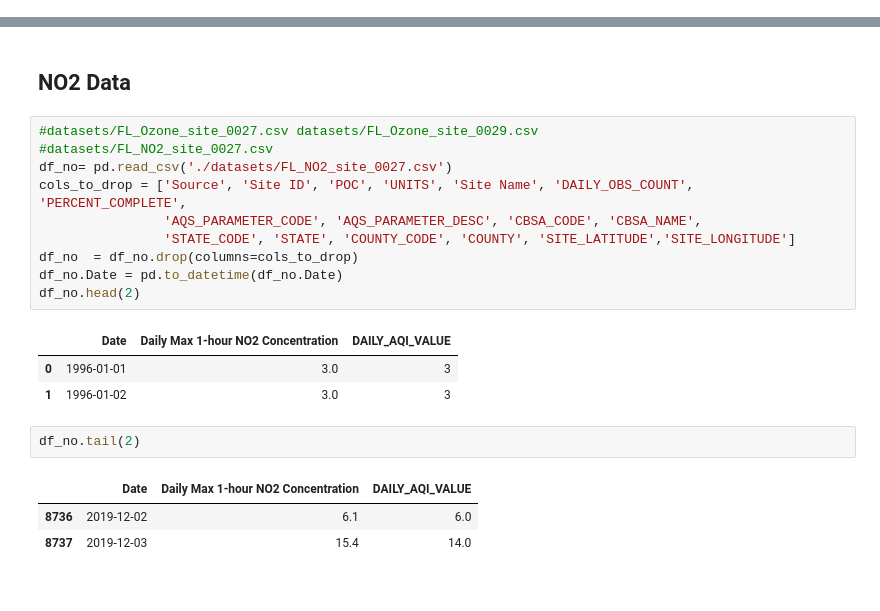
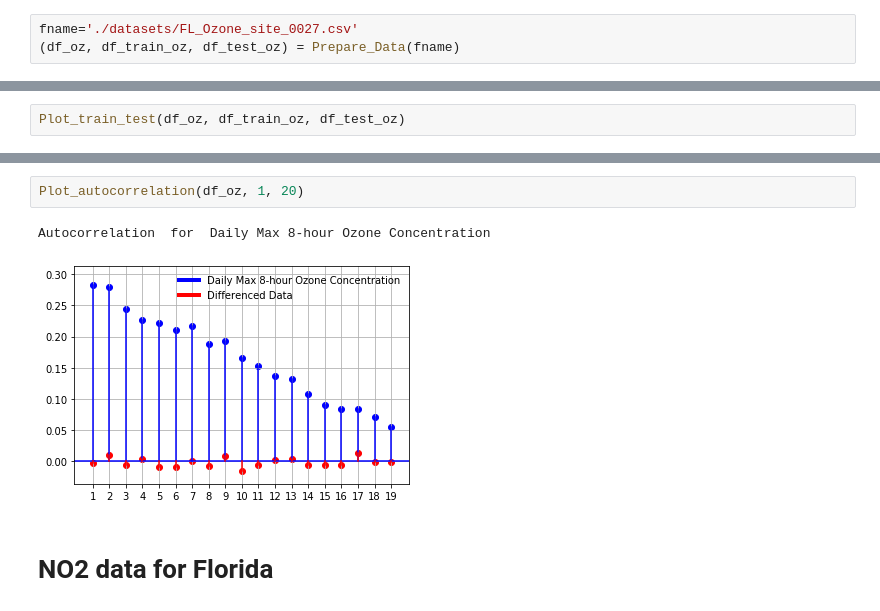
Before and after one commit to yilmazduygu/gretta-grettas, a Jupyter notebook: FL_data.ipynb, the cells around one changed output, grey strips where cells are left out. Cells and saved outputs as stored; diff of their text form.

```diff
--- a/FL_data.ipynb
+++ b/FL_data.ipynb
@@ -124,0 +21,3 @@ for i, n_period in enumerate([1, 2, 3, 4]):
+# %%
+fname='./datasets/FL_Ozone_site_0027.csv'
+(df_oz, df_train_oz, df_test_oz) = Prepare_Data(fname)
@@ -124,0 +28,2 @@ for i, n_period in enumerate([1, 2, 3, 4]):
+# %%
+Plot_train_test(df_oz, df_train_oz, df_test_oz)
@@ -125,22 +46,7 @@ for i, n_period in enumerate([1, 2, 3, 4]):
+# %%
+Plot_autocorrelation(df_oz, 1, 20)
+# %% [output]
+Autocorrelation  for  Daily Max 8-hour Ozone Concentration
+[figure, added]
 # %% [markdown]
-## NO2 Data
+# NO2 data for Florida
-# %%
-#datasets/FL_Ozone_site_0027.csv datasets/FL_Ozone_site_0029.csv
-#datasets/FL_NO2_site_0027.csv
-df_no= pd.read_csv('./datasets/FL_NO2_site_0027.csv')
-cols_to_drop = ['Source', 'Site ID', 'POC', 'UNITS', 'Site Name', 'DAILY_OBS_COUNT', 'PERCENT_COMPLETE',
-                'AQS_PARAMETER_CODE', 'AQS_PARAMETER_DESC', 'CBSA_CODE', 'CBSA_NAME',
-                'STATE_CODE', 'STATE', 'COUNTY_CODE', 'COUNTY', 'SITE_LATITUDE','SITE_LONGITUDE']
-df_no  = df_no.drop(columns=cols_to_drop)
-df_no.Date = pd.to_datetime(df_no.Date)
-df_no.head(2)
-# %% [output]
-|  | Date | Daily Max 1-hour NO2 Concentration | DAILY_AQI_VALUE |
-| 0 | 1996-01-01 | 3.0 | 3 |
-| 1 | 1996-01-02 | 3.0 | 3 |
-# %%
-df_no.tail(2)
-# %% [output]
-|  | Date | Daily Max 1-hour NO2 Concentration | DAILY_AQI_VALUE |
-| 8736 | 2019-12-02 | 6.1 | 6.0 |
-| 8737 | 2019-12-03 | 15.4 | 14.0 |
```
Also changed, not shown: parts of 29 cells of this notebook, 5 other files.
